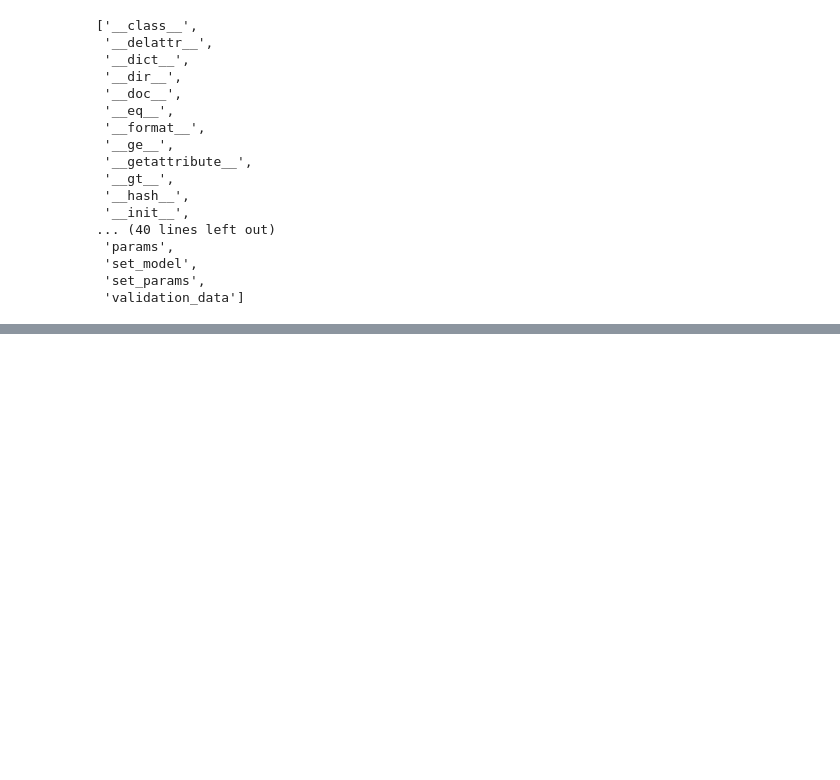
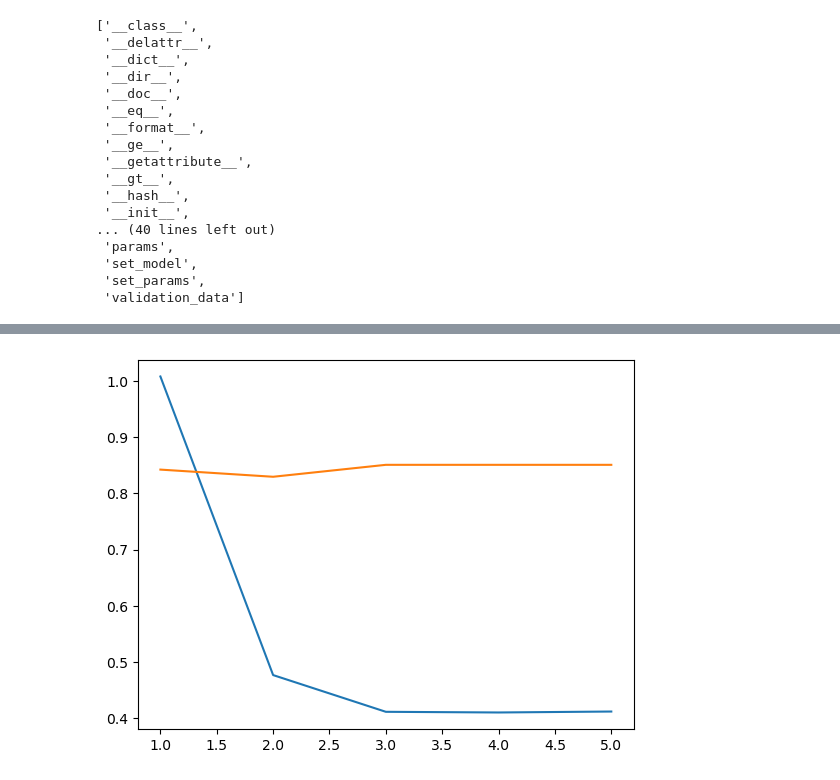
Before and after one commit to Jabullae/Deep_Learning, a Jupyter notebook: 모두의딥러닝_3판/ch10.ipynb, the cells around one changed output, grey strips where cells are left out. Drawn from its saved outputs; the diff is of its cells as text; code cells hidden in the pictures; blank space fills up the shorter version.

```diff
--- a/모두의딥러닝_3판/ch10.ipynb
+++ b/모두의딥러닝_3판/ch10.ipynb
@@ -117,0 +122,6 @@ history.history
+# %%
+x = [1, 2, 3, 4, 5]
+plt.plot(x, [history.history['loss'],history.history['accuracy']])
+plt.show()
+# %% [output]
+[figure, added]
```
Also changed, not shown: parts of 3 cells of this notebook, 1 other file.
